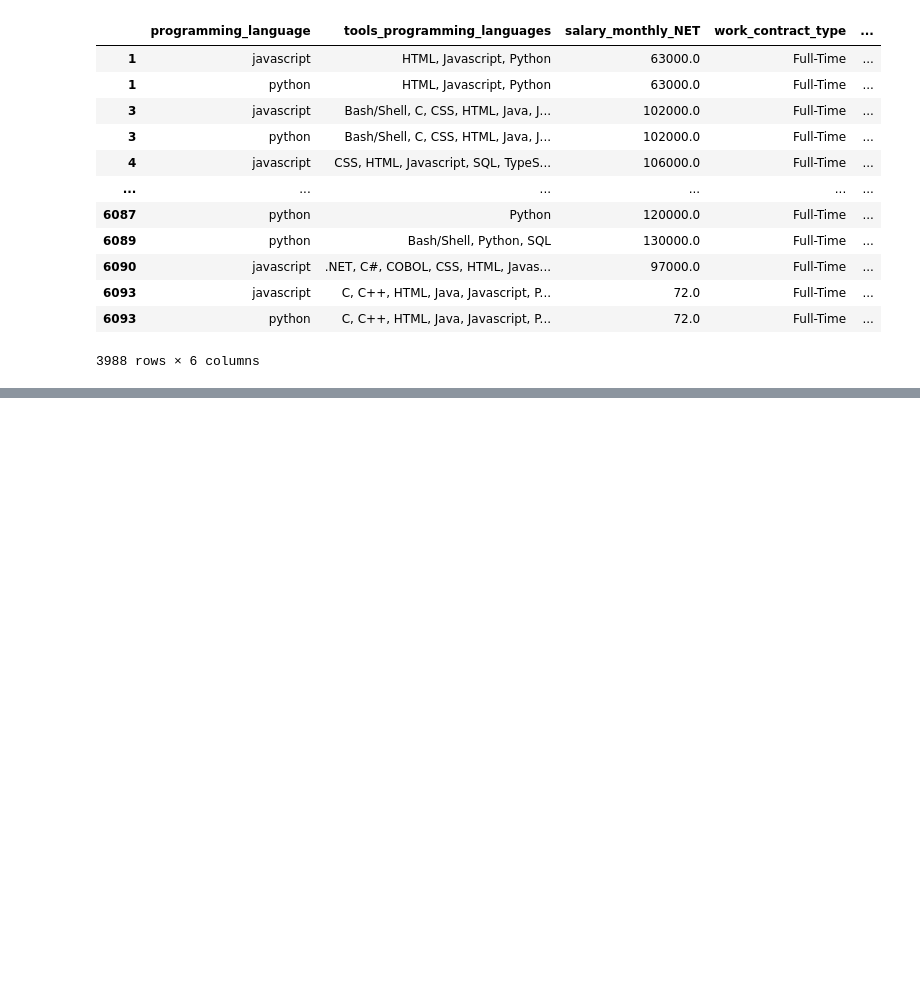
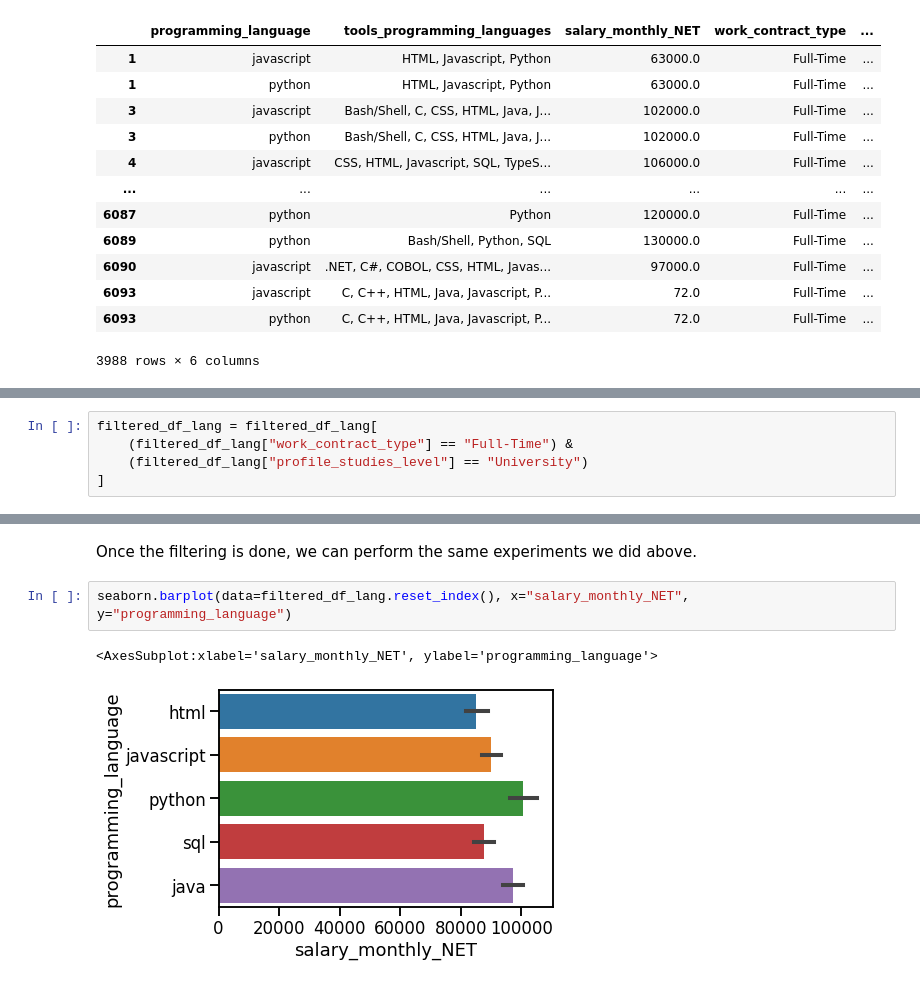
Before and after one commit to wr0124/dl_data_visualization_2023, a Jupyter notebook: notebooks/01__practical_exercises.ipynb, the cells around one changed output, grey strips where cells are left out. Drawn from its saved outputs; the diff is of its cells as text; blank space fills up the shorter version.

```diff
--- a/notebooks/01__practical_exercises.ipynb
+++ b/notebooks/01__practical_exercises.ipynb
@@ -127,0 +331,5 @@ filtered_df_lang
+# %%
+filtered_df_lang = filtered_df_lang[
+    (filtered_df_lang["work_contract_type"] == "Full-Time") &
+    (filtered_df_lang["profile_studies_level"] == "University")
+]
@@ -127,0 +352,7 @@ filtered_df_lang
+# %% [markdown]
+Once the filtering is done, we can perform the same experiments we did above.
+# %%
+seaborn.barplot(data=filtered_df_lang.reset_index(), x="salary_monthly_NET", y="programming_language")
+# %% [output]
+<AxesSubplot:xlabel='salary_monthly_NET', ylabel='programming_language'>
+[figure, added]
```
Also changed, not shown: parts of 28 cells of this notebook.
